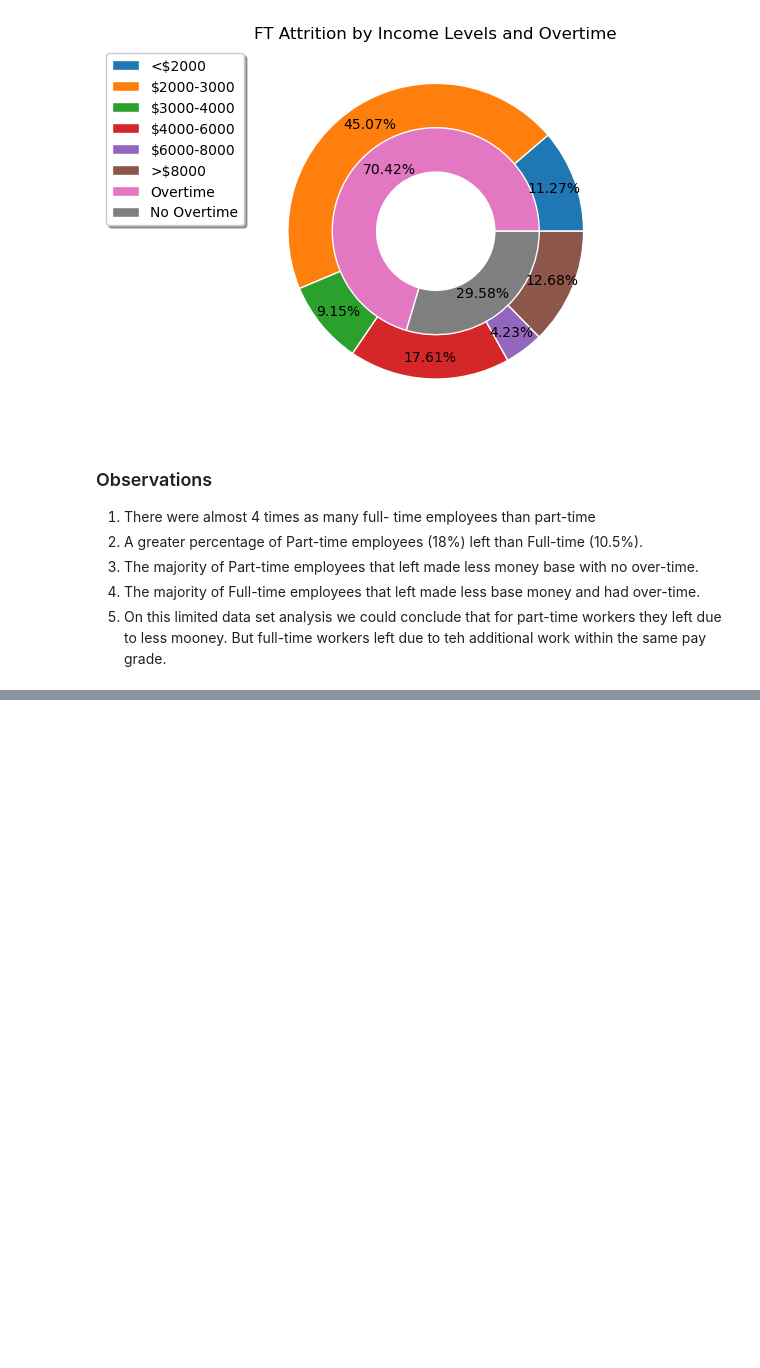
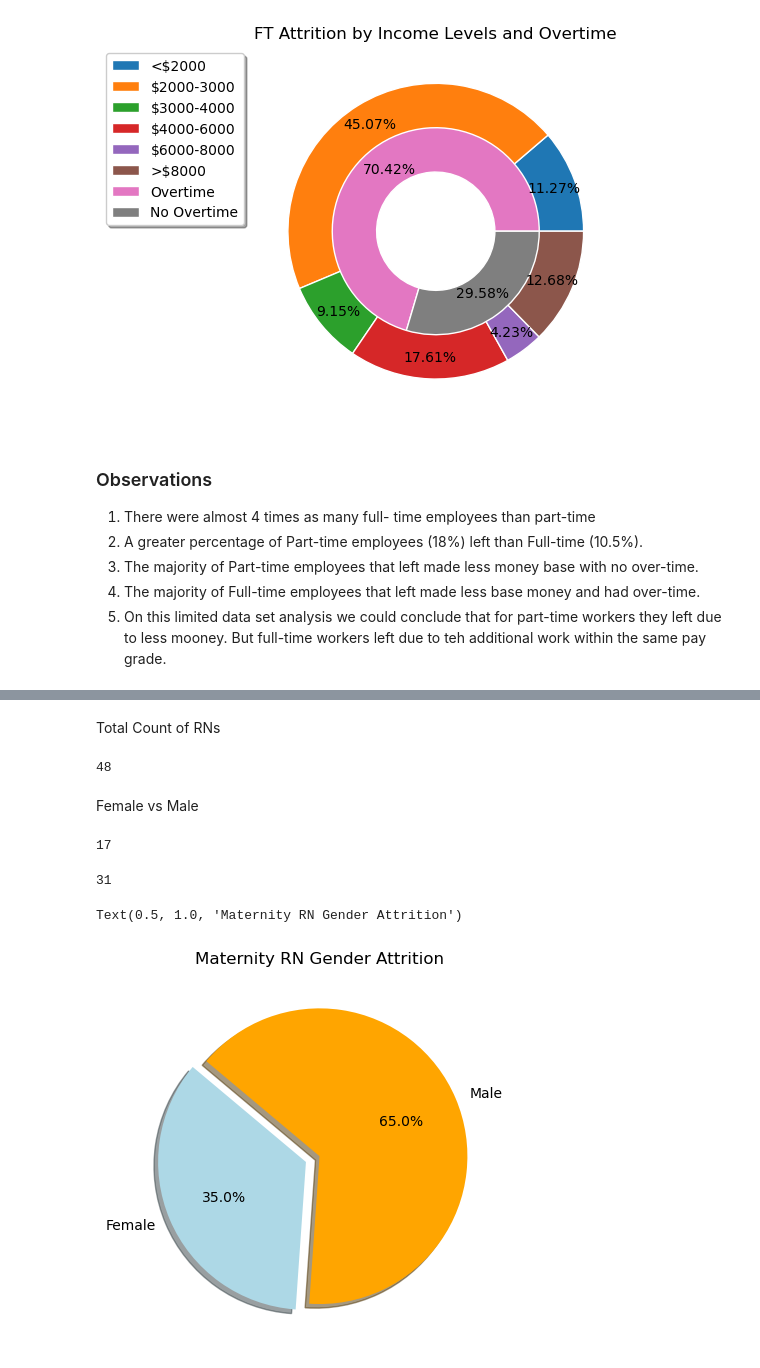
Before and after one commit to raamnath025/Project-1, a Jupyter notebook: RN Attrition.ipynb, the cells around one changed output, grey strips where cells are left out. Drawn from its saved outputs; the diff is of its cells as text; code cells hidden in the pictures; blank space fills up the shorter version.

Commit message:
RN attrition compared within other healthcare specialties

```diff
--- a/RN Attrition.ipynb
+++ b/RN Attrition.ipynb
@@ -1380,0 +1456,35 @@ plt.savefig("FT Attrition by Income Levels and Overtime")
+# %% [markdown]
+Total Count of RNs
+# %%
+maternity_final_rn = maternity_final[(maternity_final["JobRole"] == "Nurse")].count()["JobRole"]
+maternity_final_rn
+# %% [output]
+48
+# %% [markdown]
+Female vs Male
+# %%
+maternity_df_female = maternity_final[(maternity_final["Gender"] == "Female")].count()["Gender"]
+maternity_df_female
+# %% [output]
+17
+# %%
+maternity_df_male = maternity_final[(maternity_final["Gender"] == "Male")].count()["Gender"]
+maternity_df_male
+# %% [output]
+31
+# %%
+labels = ["Female", "Male"]
+
+gender_breakdown = [35,65]
+
+colors = ["lightblue", "orange"]
+
+explode = (0.1, 0)
+
+plt.pie(gender_breakdown, explode=explode, labels=labels, colors=colors,
+        autopct="%1.1f%%", shadow=True, startangle=140)
+
+plt.title("Maternity RN Gender Attrition")
+# %% [output]
+Text(0.5, 1.0, 'Maternity RN Gender Attrition')
+[figure, added]
```
Also changed, not shown: parts of 108 cells of this notebook.
